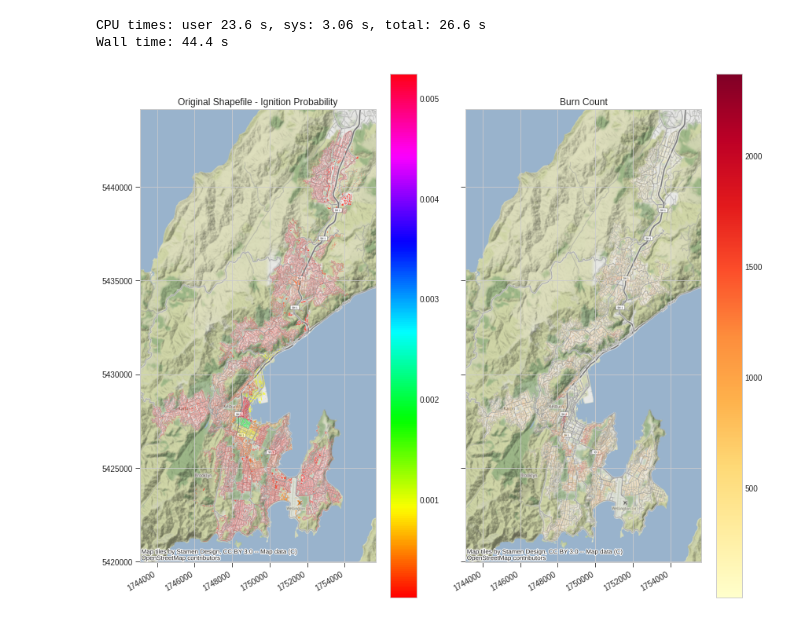
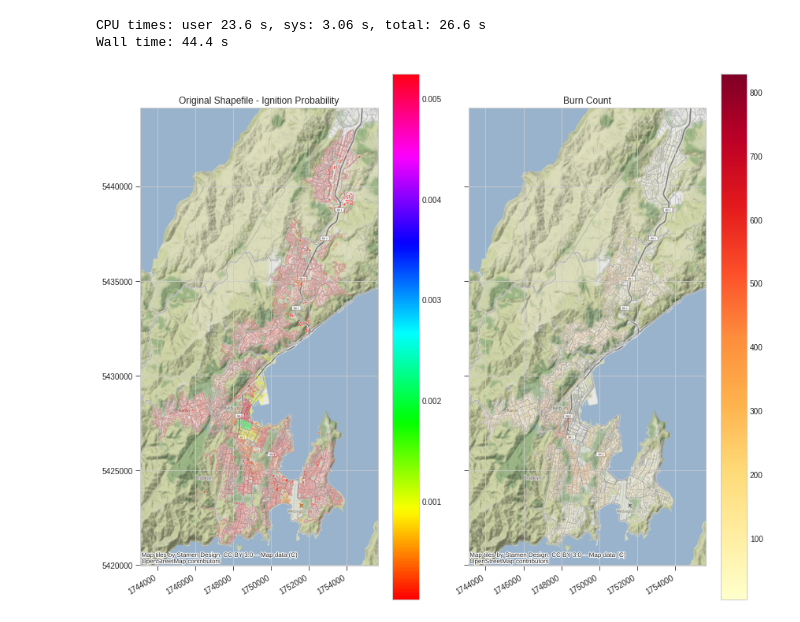
Before and after one commit to 37stu37/FFE, a Jupyter notebook: FFEpostProcessingRAPIDS.ipynb, the cells around one changed output. Drawn from its saved outputs; the diff is of its cells as text; code cells hidden in the pictures.

```diff
--- a/FFEpostProcessingRAPIDS.ipynb
+++ b/FFEpostProcessingRAPIDS.ipynb
@@ -187,28 +173,29 @@ Wall time: 44.4 s
 # %%
 import matplotlib.pyplot as plt
 import seaborn as sns
 import contextily as ctx
 %matplotlib inline
 plt.style.use('seaborn-whitegrid')
 
 originalShape = gpd.read_file(pathShapefile / 'WellWHV_Buildings.shp')
+countShape = gpd.read_file(pathShapefile / 'Burn3000scenarioWellington.shp')
 
 fig, (ax1, ax2) = plt.subplots(nrows=1, ncols=2, sharex=True, sharey=True, figsize=(12, 10))
 
 p1 = originalShape.plot(ax=ax1, column='IgnProbBld', cmap='hsv', alpha=0.7, legend=True)
 ctx.add_basemap(ax1, crs=2193)
 p2 = countShape.plot(ax=ax2, column='count', cmap='YlOrRd', alpha=0.7, legend=True)
 ctx.add_basemap(ax2, crs=2193)
 
 ax1.set_title('Original Shapefile - Ignition Probability')
 ax1.ticklabel_format(useOffset=False, style='plain')
 ax2.set_title('Burn Count')
 ax2.ticklabel_format(useOffset=False, style='plain')
 ax1.tick_params(direction='out', length=6)
 ax2.tick_params(direction="out", length=6)
 
 fig.autofmt_xdate()
 plt.tight_layout()
 plt.show()
 # %% [output]
-[figure, old version]
+[figure, new version]
```
Also changed, not shown: parts of 4 cells of this notebook.
